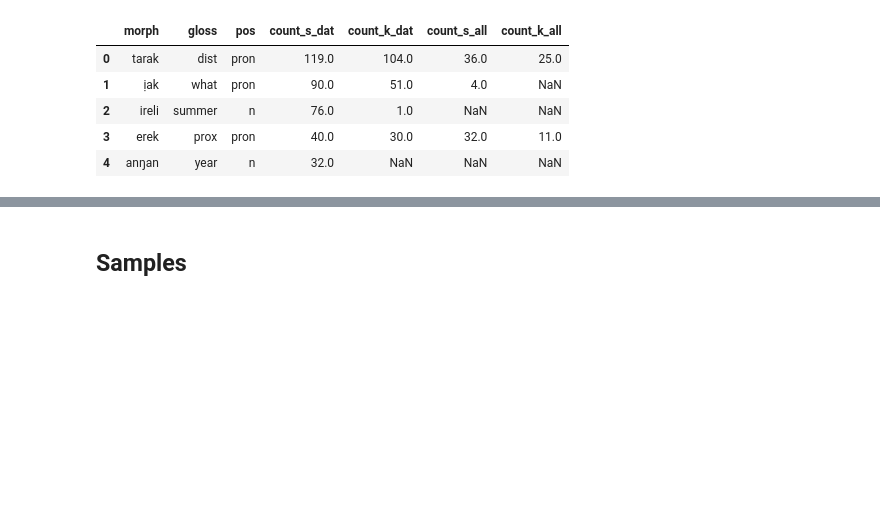
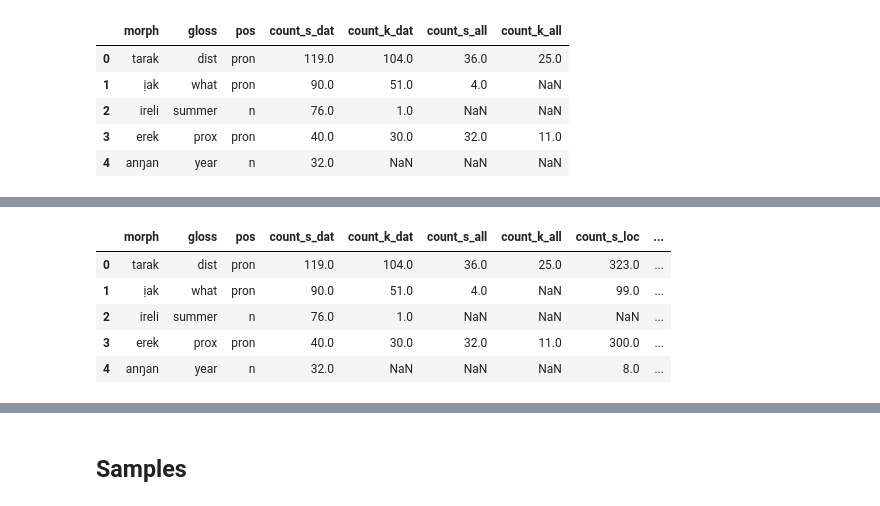
Before and after one commit to BasilisAndr/even, a Jupyter notebook: cases/cases.ipynb, the cells around one changed output, grey strips where cells are left out. Drawn from its saved outputs; the diff is of its cells as text; code cells hidden in the pictures; blank space fills up the shorter version.

```diff
--- a/cases/cases.ipynb
+++ b/cases/cases.ipynb
@@ -141,0 +174,13 @@ cases.head()
+# %%
+cases['count_s_loc'] = cases['count_s']
+cases['count_k_loc'] = cases['count_k']
+del cases['count_s']
+del cases['count_k']
+cases.head()
+# %% [output]
+|  | morph | gloss | pos | count_s_dat | count_k_dat | count_s_all | count_k_all | count_s_loc | ... |
+| 0 | tarak | dist | pron | 119.0 | 104.0 | 36.0 | 25.0 | 323.0 | ... |
+| 1 | ịak | what | pron | 90.0 | 51.0 | 4.0 | NaN | 99.0 | ... |
+| 2 | ireli | summer | n | 76.0 | 1.0 | NaN | NaN | NaN | ... |
+| 3 | erek | prox | pron | 40.0 | 30.0 | 32.0 | 11.0 | 300.0 | ... |
+| 4 | anŋan | year | n | 32.0 | NaN | NaN | NaN | 8.0 | ... |
```
Also changed, not shown: parts of 9 cells of this notebook, 7 other files.
